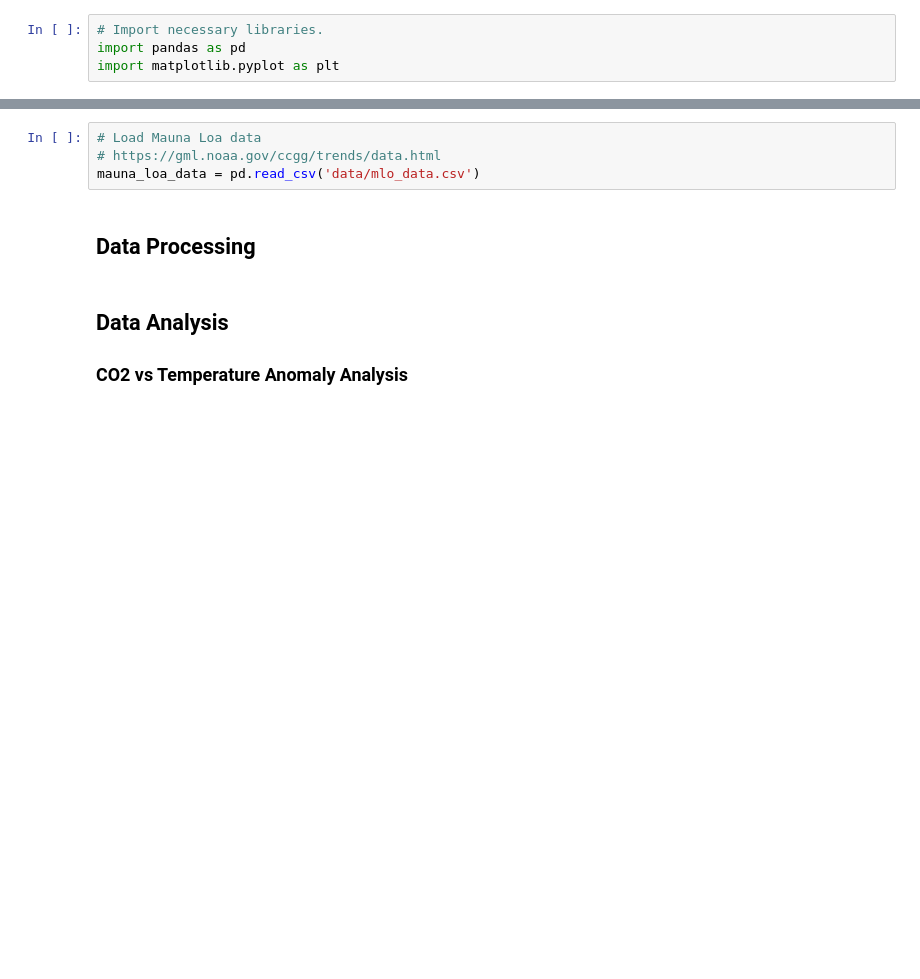
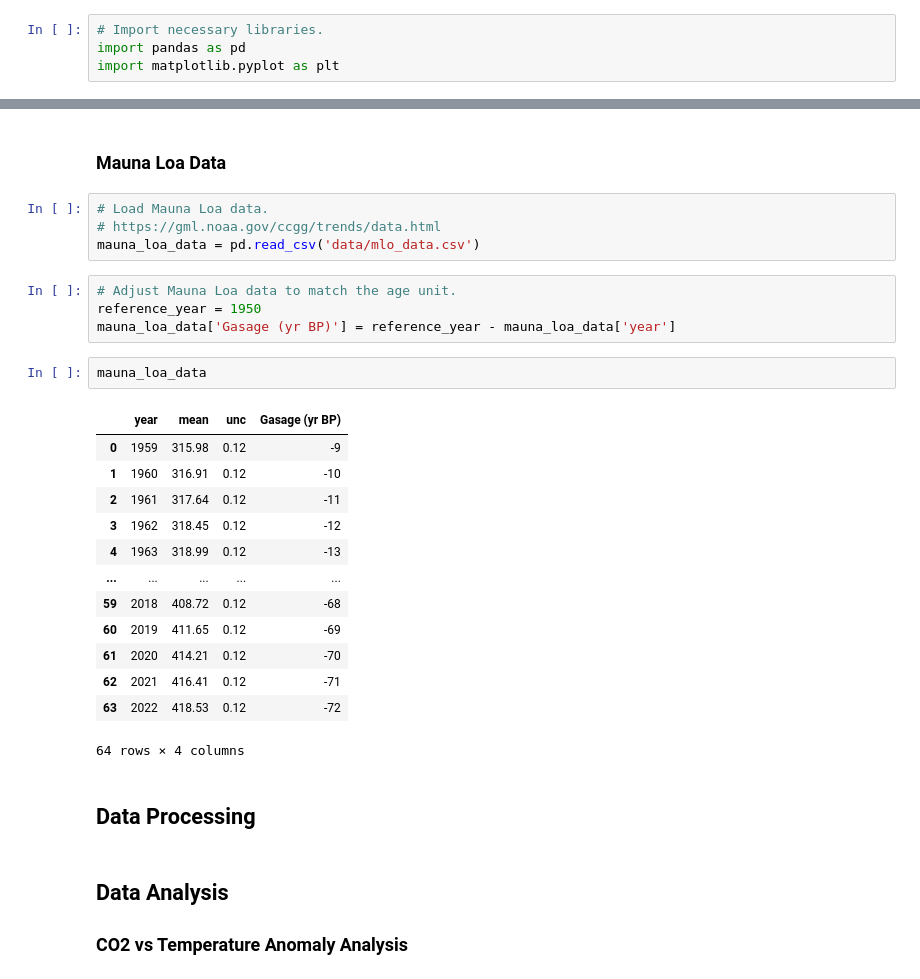
Before and after one commit to claretubs/paleo-present-climate-data, a Jupyter notebook: project.ipynb, the cells around one changed output, grey strips where cells are left out. Drawn from its saved outputs; the diff is of its cells as text; blank space fills up the shorter version.

Commit message:
Adjusted Age Unit in Mauna Loa Data

```diff
--- a/project.ipynb
+++ b/project.ipynb
@@ -34,10 +31,32 @@ plt.legend()
 plt.show()
 # %% [output]
 [figure]
+# %% [markdown]
+### Mauna Loa Data
 # %%
-# Load Mauna Loa data
+# Load Mauna Loa data.
 # https://gml.noaa.gov/ccgg/trends/data.html
 mauna_loa_data = pd.read_csv('data/mlo_data.csv')
+# %%
+# Adjust Mauna Loa data to match the age unit.
+reference_year = 1950
+mauna_loa_data['Gasage (yr BP)'] = reference_year - mauna_loa_data['year']
+# %%
+mauna_loa_data
+# %% [output]
+|  | year | mean | unc | Gasage (yr BP) |
+| 0 | 1959 | 315.98 | 0.12 | -9 |
+| 1 | 1960 | 316.91 | 0.12 | -10 |
+| 2 | 1961 | 317.64 | 0.12 | -11 |
+| 3 | 1962 | 318.45 | 0.12 | -12 |
+| 4 | 1963 | 318.99 | 0.12 | -13 |
+| ... | ... | ... | ... | ... |
+| 59 | 2018 | 408.72 | 0.12 | -68 |
+| 60 | 2019 | 411.65 | 0.12 | -69 |
+| 61 | 2020 | 414.21 | 0.12 | -70 |
+| 62 | 2021 | 416.41 | 0.12 | -71 |
+| 63 | 2022 | 418.53 | 0.12 | -72 |
+64 rows × 4 columns
 # %% [markdown]
 ## Data Processing
 # %% [markdown]
```
Also changed, not shown: parts of 6 cells of this notebook.
